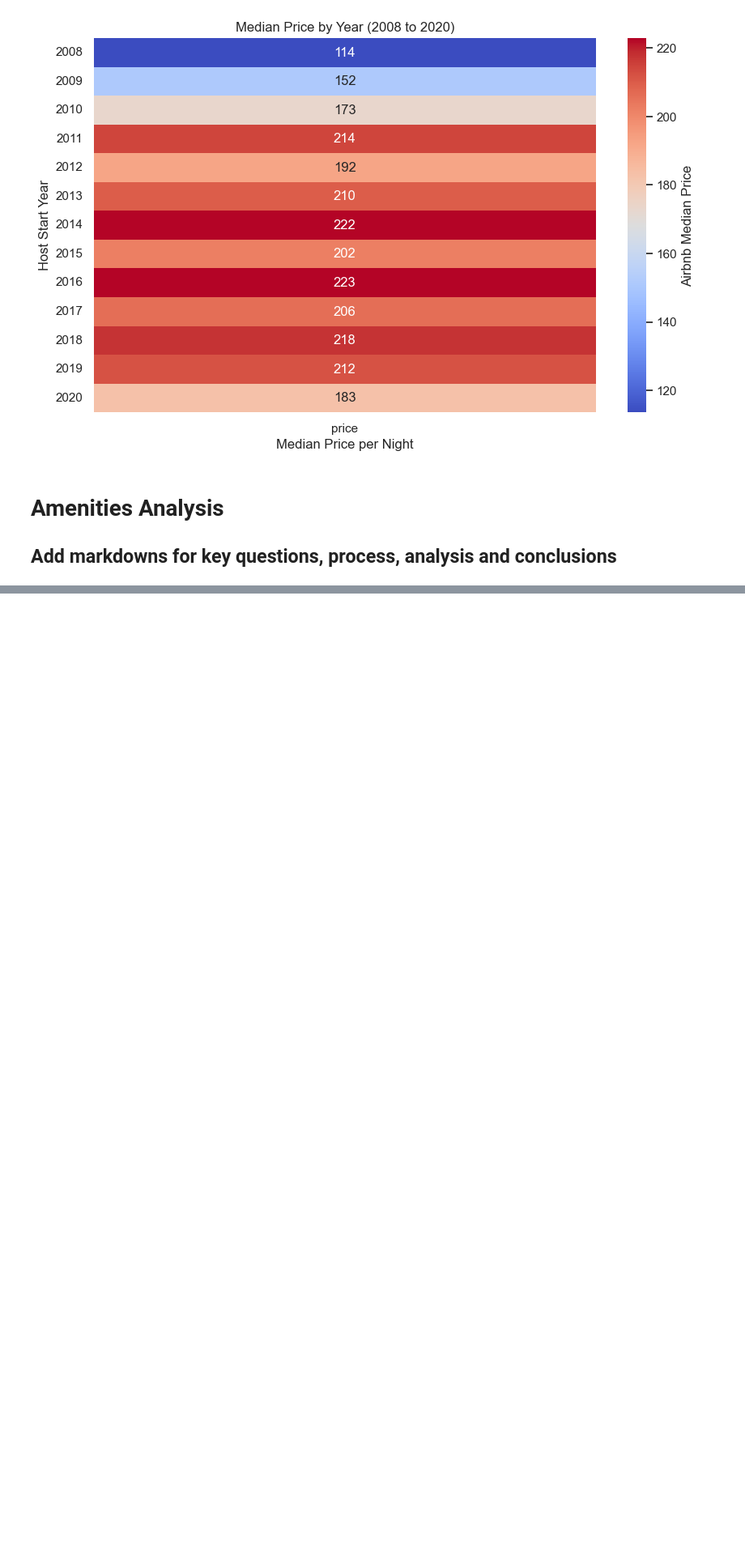
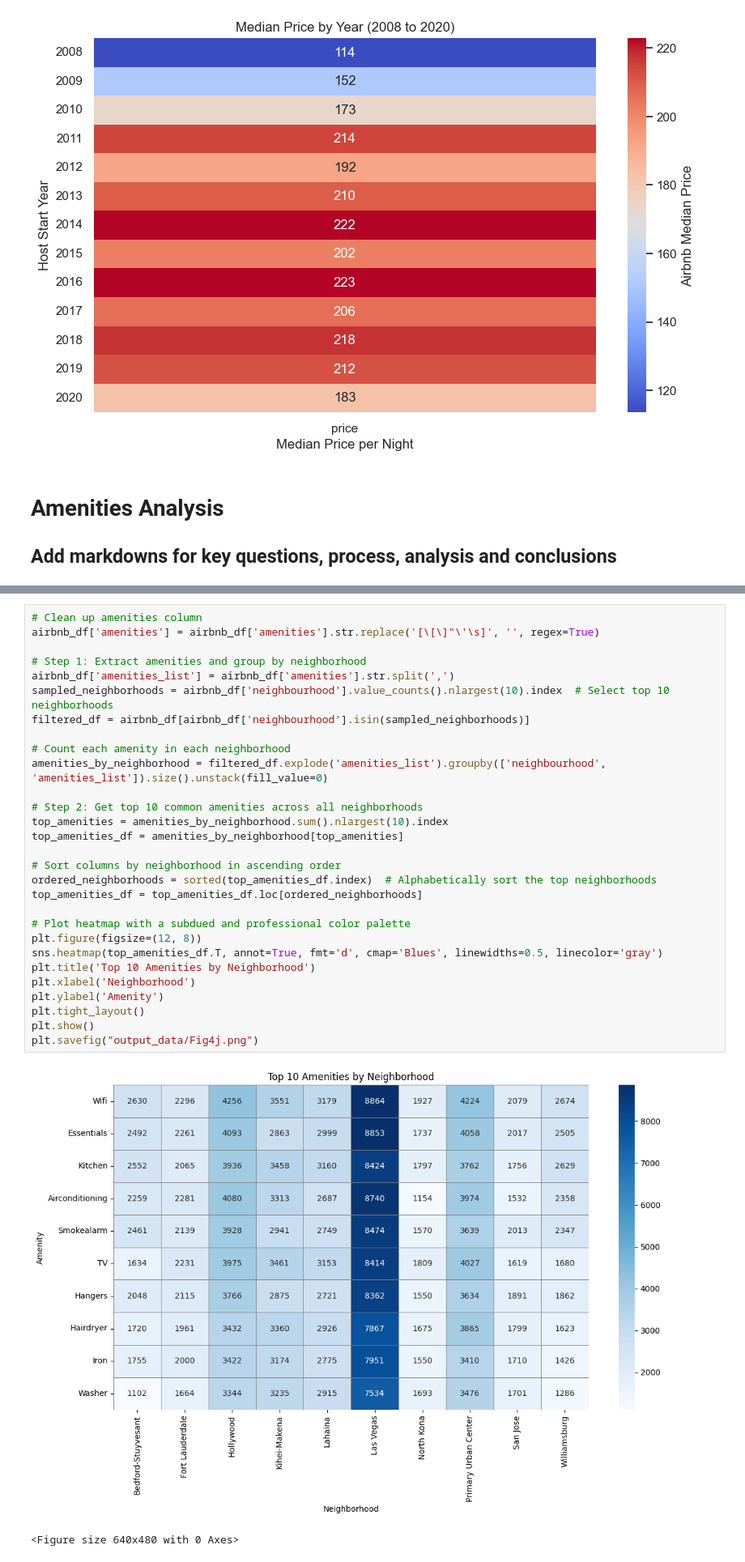
Before and after one commit to ngrief/data-class-project1, a Jupyter notebook: airbnb_final_analysis.ipynb, the cells around one changed output, grey strips where cells are left out. Shown at 81% size. Saved outputs shown, nothing was run; the diff lists cells and outputs as text; blank space fills up the shorter version.

```diff
--- a/airbnb_final_analysis.ipynb
+++ b/airbnb_final_analysis.ipynb
@@ -718,0 +1053,32 @@ plt.savefig("output_data/Fig3e.png")
+# %%
+# Clean up amenities column
+airbnb_df['amenities'] = airbnb_df['amenities'].str.replace('[\[\]"\'\s]', '', regex=True)
+
+# Step 1: Extract amenities and group by neighborhood
+airbnb_df['amenities_list'] = airbnb_df['amenities'].str.split(',')
+sampled_neighborhoods = airbnb_df['neighbourhood'].value_counts().nlargest(10).index  # Select top 10 neighborhoods
+filtered_df = airbnb_df[airbnb_df['neighbourhood'].isin(sampled_neighborhoods)]
+
+# Count each amenity in each neighborhood
+amenities_by_neighborhood = filtered_df.explode('amenities_list').groupby(['neighbourhood', 'amenities_list']).size().unstack(fill_value=0)
+
+# Step 2: Get top 10 common amenities across all neighborhoods
+top_amenities = amenities_by_neighborhood.sum().nlargest(10).index
+top_amenities_df = amenities_by_neighborhood[top_amenities]
+
+# Sort columns by neighborhood in ascending order
+ordered_neighborhoods = sorted(top_amenities_df.index)  # Alphabetically sort the top neighborhoods
+top_amenities_df = top_amenities_df.loc[ordered_neighborhoods]
+
+# Plot heatmap with a subdued and professional color palette
+plt.figure(figsize=(12, 8))
+sns.heatmap(top_amenities_df.T, annot=True, fmt='d', cmap='Blues', linewidths=0.5, linecolor='gray')
+plt.title('Top 10 Amenities by Neighborhood')
+plt.xlabel('Neighborhood')
+plt.ylabel('Amenity')
+plt.tight_layout()
+plt.show()
+plt.savefig("output_data/Fig4j.png")
+# %% [output]
+[figure, added]
+<Figure size 640x480 with 0 Axes>
```
Also changed, not shown: parts of 11 cells of this notebook, 1 other file.
